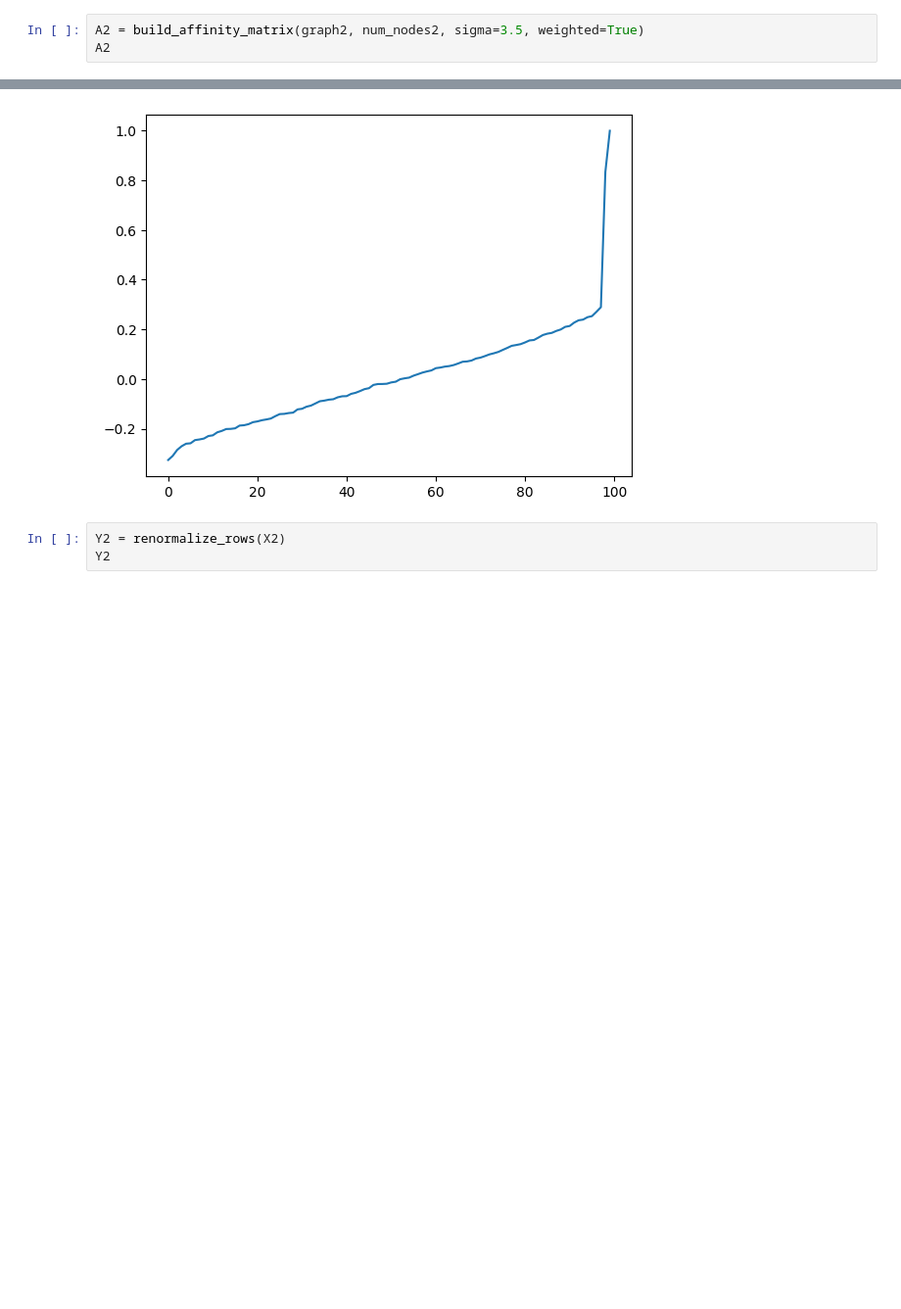
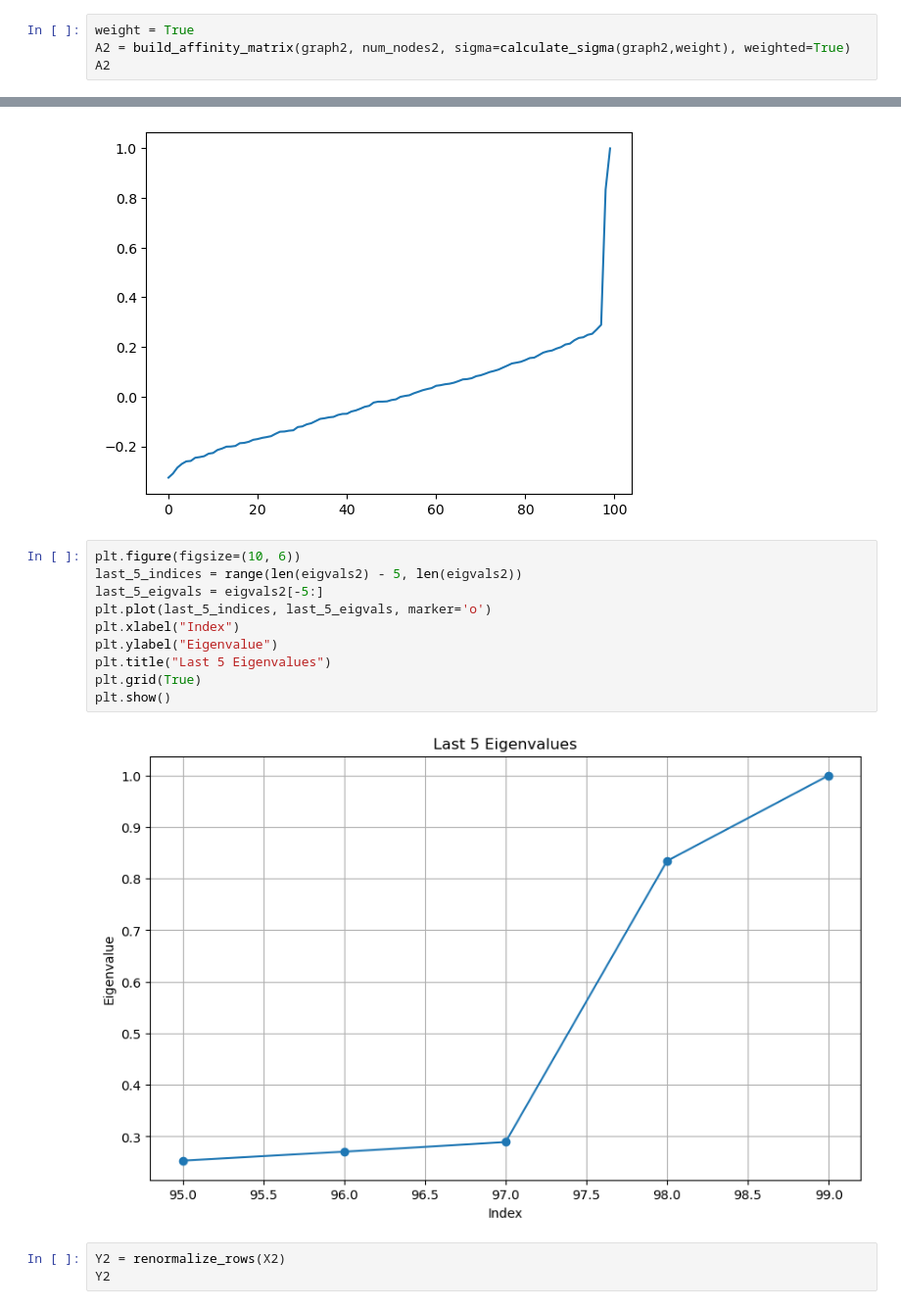
Before and after one commit to haya-hyh/datamining, a Jupyter notebook: HW4/main.ipynb, the cells around one changed output, grey strips where cells are left out. Shown: that part at 98% size. Cells and saved outputs as stored; diff of their text form; blank space fills up the shorter version.

```diff
--- a/HW4/main.ipynb
+++ b/HW4/main.ipynb
@@ -224,6 +285,7 @@ num_nodes2
 # %% [output]
 100
 # %%
-A2 = build_affinity_matrix(graph2, num_nodes2, sigma=3.5, weighted=True)
+weight = True
+A2 = build_affinity_matrix(graph2, num_nodes2, sigma=calculate_sigma(graph2,weight), weighted=True)
 A2
 # %% [output]
@@ -303,6 +339,18 @@ plt.plot(eigvals2)
 plt.show()
 # %% [output]
 [figure]
+# %%
+plt.figure(figsize=(10, 6))
+last_5_indices = range(len(eigvals2) - 5, len(eigvals2))
+last_5_eigvals = eigvals2[-5:]
+plt.plot(last_5_indices, last_5_eigvals, marker='o')
+plt.xlabel("Index")
+plt.ylabel("Eigenvalue")
+plt.title("Last 5 Eigenvalues")
+plt.grid(True)
+plt.show()
+# %% [output]
+[figure, added]
 # %%
 Y2 = renormalize_rows(X2)
 Y2
```
Also changed, not shown: parts of 17 cells of this notebook.
